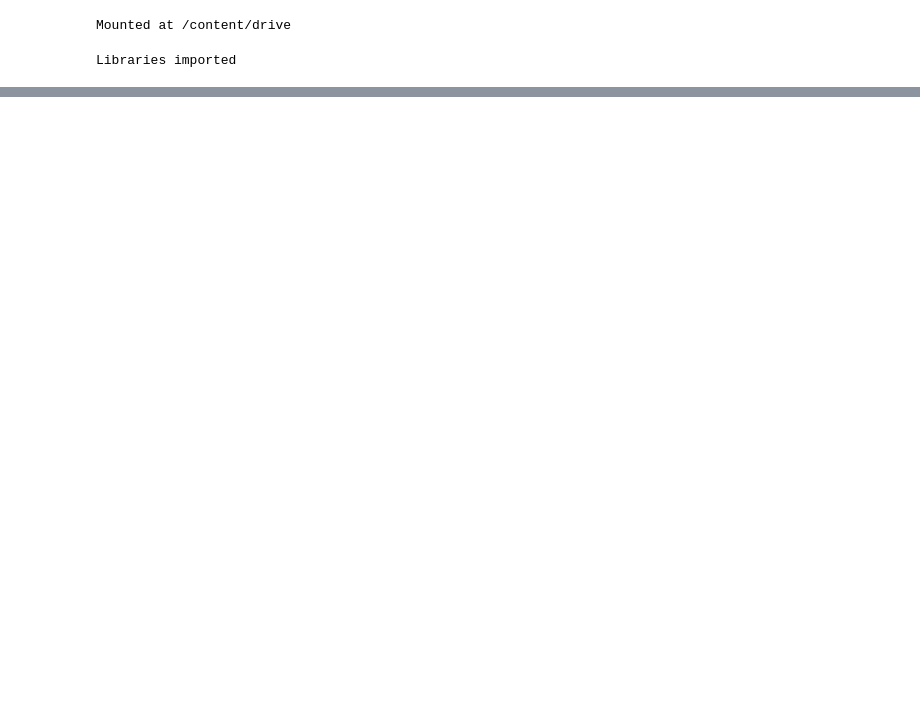
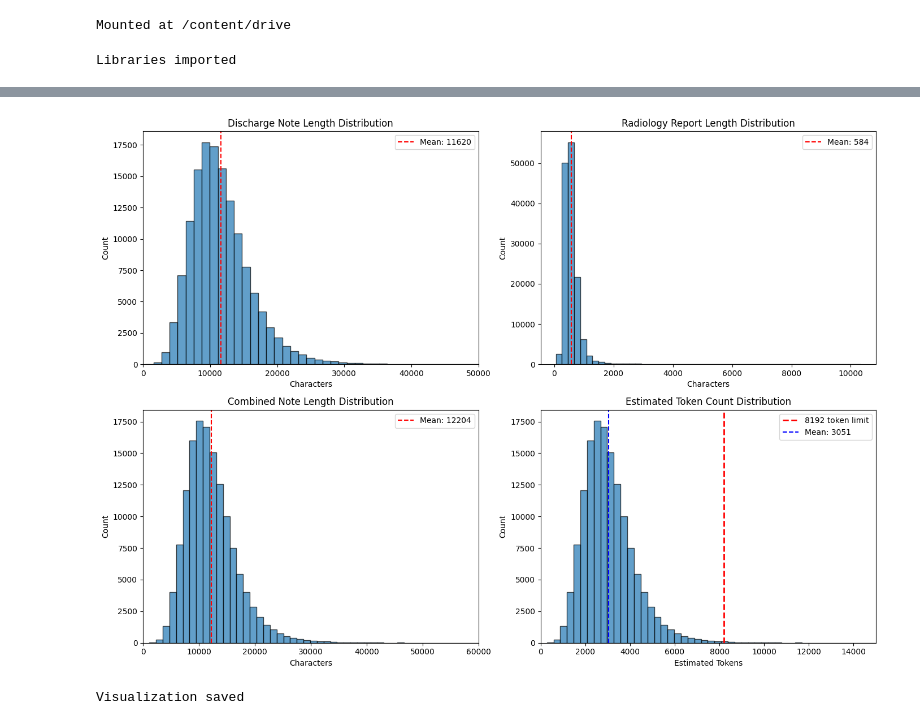
Before and after one commit to ddlin-mids/mimic_nlp, a Jupyter notebook: notebooks/notebooks_dc/02_link_notes_to_admissions.ipynb, the cells around one changed output, grey strips where cells are left out. Saved outputs shown, nothing was run; the diff lists cells and outputs as text; code cells hidden in the pictures; blank space fills up the shorter version.

```diff
--- a/notebooks/notebooks_dc/02_link_notes_to_admissions.ipynb
+++ b/notebooks/notebooks_dc/02_link_notes_to_admissions.ipynb
@@ -290,0 +152,19 @@ Ready for Notebook 3: Link timestamped events
+# %%
+# Load radiology.csv
+print("\nLoading radiology.csv...")
+radiology_df = pd.read_csv(DATA_DIR / 'radiology.csv')
+
+print(f"Total radiology reports: {len(radiology_df):,}")
+print(f"\nColumns: {radiology_df.columns.tolist()}")
+print(f"\nData types:")
+print(radiology_df.dtypes)
+print(f"\nFirst few rows:")
+print(radiology_df.head(3))
+
+print(f"\nUnique admissions with radiology reports: {radiology_df['hadm_id'].nunique():,}")
+print(f"\nSample text from first report:")
+if 'text' in radiology_df.columns:
+    print(radiology_df['text'].iloc[0][:500])
+else:
+    print("No 'text' column found - checking other columns...")
+    print(radiology_df.iloc[0])
@@ -290,0 +544,52 @@ Ready for Notebook 3: Link timestamped events
+# %%
+# Plot text length distributions
+fig, axes = plt.subplots(2, 2, figsize=(14, 10))
+
+# Discharge lengths
+axes[0, 0].hist(admissions_with_both['discharge_length'], bins=50, edgecolor='black', alpha=0.7)
+axes[0, 0].set_xlabel('Characters')
+axes[0, 0].set_ylabel('Count')
+axes[0, 0].set_title('Discharge Note Length Distribution')
+axes[0, 0].axvline(admissions_with_both['discharge_length'].mean(), color='red',
+                    linestyle='--', label=f"Mean: {admissions_with_both['discharge_length'].mean():.0f}")
+axes[0, 0].legend()
+axes[0, 0].set_xlim(0, min(50000, admissions_with_both['discharge_length'].max()))
+
+# Radiology lengths
+axes[0, 1].hist(admissions_with_both['radiology_length'], bins=50, edgecolor='black', alpha=0.7)
+axes[0, 1].set_xlabel('Characters')
+axes[0, 1].set_ylabel('Count')
+axes[0, 1].set_title('Radiology Report Length Distribution')
+axes[0, 1].axvline(admissions_with_both['radiology_length'].mean(), color='red',
+                    linestyle='--', label=f"Mean: {admissions_with_both['radiology_length'].mean():.0f}")
+axes[0, 1].legend()
+
+# Combined lengths
+axes[1, 0].hist(admissions_with_both['combined_length'], bins=50, edgecolor='black', alpha=0.7)
+axes[1, 0].set_xlabel('Characters')
+axes[1, 0].set_ylabel('Count')
+axes[1, 0].set_title('Combined Note Length Distribution')
+axes[1, 0].axvline(admissions_with_both['combined_length'].mean(), color='red',
+                    linestyle='--', label=f"Mean: {admissions_with_both['combined_length'].mean():.0f}")
+axes[1, 0].legend()
+axes[1, 0].set_xlim(0, min(60000, admissions_with_both['combined_length'].max()))
+
+# Estimated tokens
+axes[1, 1].hist(admissions_with_both['estimated_tokens'], bins=50, edgecolor='black', alpha=0.7)
+axes[1, 1].set_xlabel('Estimated Tokens')
+axes[1, 1].set_ylabel('Count')
+axes[1, 1].set_title('Estimated Token Count Distribution')
+axes[1, 1].axvline(8192, color='red', linestyle='--', linewidth=2, label='8192 token limit')
+axes[1, 1].axvline(admissions_with_both['estimated_tokens'].mean(), color='blue',
+                    linestyle='--', label=f"Mean: {admissions_with_both['estimated_tokens'].mean():.0f}")
+axes[1, 1].legend()
+axes[1, 1].set_xlim(0, min(15000, admissions_with_both['estimated_tokens'].max()))
+
+plt.tight_layout()
+plt.savefig(OUTPUT_DIR / 'note_length_distributions.png', dpi=150, bbox_inches='tight')
+plt.show()
+
+print("Visualization saved")
+# %% [output]
+[figure, added]
+Visualization saved
```
Also changed, not shown: parts of 32 cells of this notebook, 6 other files.
